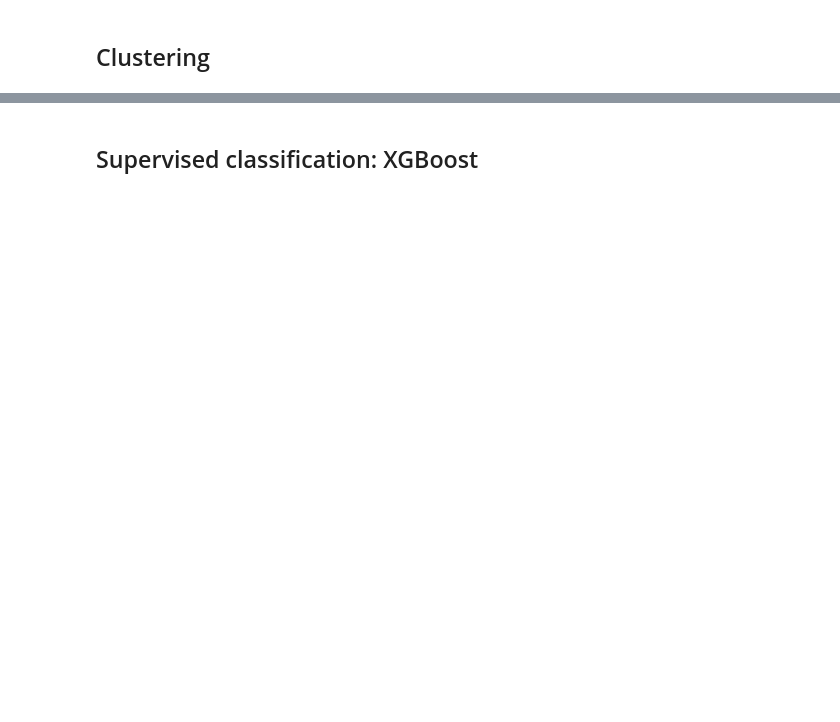
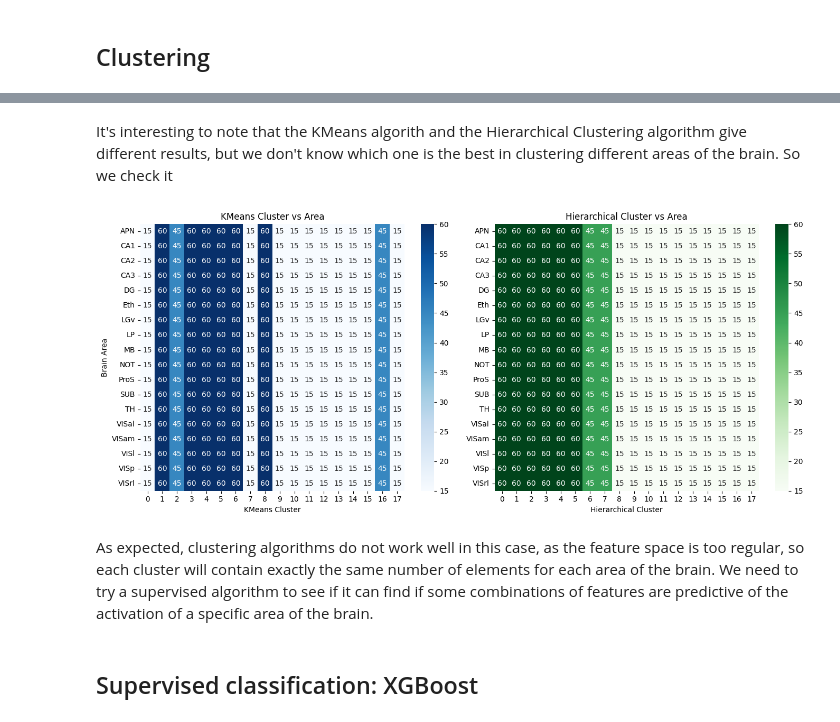
Before and after one commit to FilippoRonzino/mathematical-modelling-for-neuroscience, a Jupyter notebook: Clustering/classification_drifting_gratings.ipynb, the cells around one changed output, grey strips where cells are left out. Drawn from its saved outputs; the diff is of its cells as text; code cells hidden in the pictures; blank space fills up the shorter version.

```diff
--- a/Clustering/classification_drifting_gratings.ipynb
+++ b/Clustering/classification_drifting_gratings.ipynb
@@ -34,0 +97,36 @@ dataset
+# %%
+def plot_area_cluster_heatmaps(dataset, area_col='area',
+                               kmeans_col='KMeans_Cluster',
+                               hier_col='Hierarchical_Cluster'):
+    """
+    Plots heatmaps showing the relationship between brain areas and clustering results.
+
+    Parameters:
+    - dataset: pandas DataFrame containing clustering and area columns
+    - area_col: name of the column representing brain areas
+    - kmeans_col: name of the column with KMeans clustering labels
+    - hier_col: name of the column with Hierarchical clustering labels
+
+    Output:
+    - Displays two heatmaps: one for KMeans vs Area and one for Hierarchical vs Area
+    """
+    plt.figure(figsize=(14, 6))
+
+    # KMeans Heatmap
+    plt.subplot(1, 2, 1)
+    kmeans_ct = pd.crosstab(dataset[area_col], dataset[kmeans_col])
+    sns.heatmap(kmeans_ct, annot=True, fmt='d', cmap='Blues')
+    plt.title('KMeans Cluster vs Area')
+    plt.xlabel('KMeans Cluster')
+    plt.ylabel('Brain Area')
+
+    # Hierarchical Heatmap
+    plt.subplot(1, 2, 2)
+    hier_ct = pd.crosstab(dataset[area_col], dataset[hier_col])
+    sns.heatmap(hier_ct, annot=True, fmt='d', cmap='Greens')
+    plt.title('Hierarchical Cluster vs Area')
+    plt.xlabel('Hierarchical Cluster')
+    plt.ylabel('')
+
+    plt.tight_layout()
+    plt.show()
@@ -168,2 +347,11 @@ plt.show()
+# %% [markdown]
+It's interesting to note that the KMeans algorith and the Hierarchical Clustering algorithm give different results, but we don't know which one is the best in clustering different areas of the brain. So we check it
+# %%
+plot_area_cluster_heatmaps(dataset_drifting)
+# %% [output]
+[figure, added]
+# %% [markdown]
+As expected, clustering algorithms do not work well in this case, as the feature space is too regular, so each cluster will contain exactly the same number of elements for each area of the brain.
+We need to try a supervised algorithm to see if it can find if some combinations of features are predictive of the activation of a specific area of the brain.
 # %% [markdown]
 ## Supervised classification: XGBoost
```
Also changed, not shown: parts of 56 cells of this notebook.
